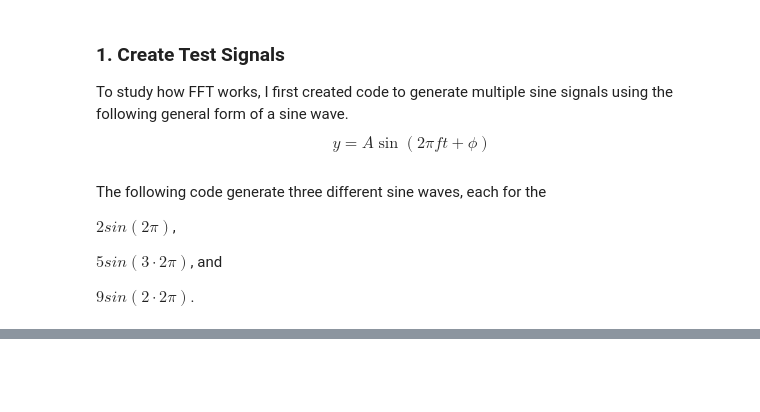
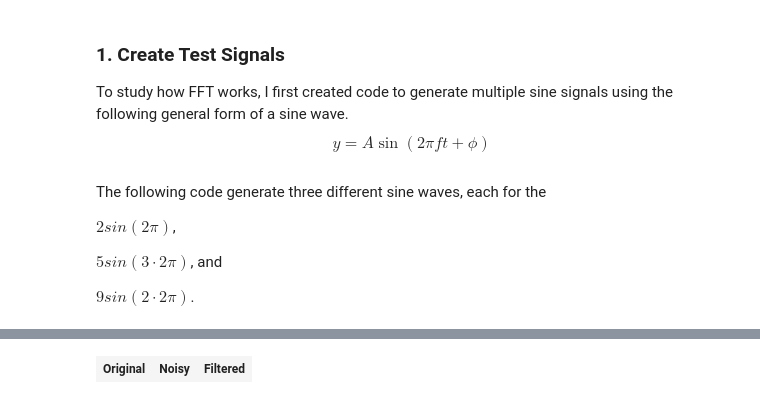
Before and after one commit to jyooDev/fourier_analysis, a Jupyter notebook: capstone/01_periodic_signal_denoising.ipynb, the cells around one changed output, grey strips where cells are left out. Cells and saved outputs as stored; diff of their text form; code cells hidden in the pictures; blank space fills up the shorter version.

```diff
--- a/capstone/01_periodic_signal_denoising.ipynb
+++ b/capstone/01_periodic_signal_denoising.ipynb
@@ -193,7 +231,7 @@ xanchor='center'
 )
 )
 # %%
-full_mask = abs(noisy_a_chord_fft) > 0.025
+full_mask = abs(noisy_a_chord_fft) > 0.08
 fhat = full_mask * noisy_a_chord_fft
 
 graph_denoised_a_chord_fft = go.Figure()
@@ -202,17 +240,20 @@ graph_denoised_a_chord_fft.add_trace(go.Scatter(
     y=np.real(np.abs(fhat[:1000])),
     mode='markers+lines',
     name='A chord FFT',
-    line=dict(color='rgba(144, 238, 144, 0.5)'),
+    line=dict(color=colors['denoised']),
 ))
 graph_denoised_a_chord_fft.update_layout(
     title=dict(
         text='Denoised FFT',
         xanchor='center',
         x = 0.5,
-        font_size=25,
+        font_size=30,
     ),
-    xaxis_title=dict(text='Frequency(Hz)', font_size=15),
-    yaxis_title=dict(text='Amplitude', font_size=15),
+    xaxis_title=dict(text='Frequency(Hz)', font_size=20),
+    yaxis_title=dict(text='Amplitude', font_size=20),
+    font=dict(
+    family='Railway'
+)
 )
 graph_denoised_a_chord_fft.show()
 denoised_achord_ifft = np.fft.ifft(fhat * N / 2)
@@ -260,4 +299,23 @@ fig.update_layout(
 )
 # %%
-ipd.Audio(data=np.real(denoised_achord_ifft), rate = sr)
+from IPython.display import display, HTML
+
+audio_orig = ipd.Audio(a_chord, rate=sr)
+audio_noisy = ipd.Audio(noisy_a_chord, rate=sr)
+audio_filtered = ipd.Audio(data=np.real(denoised_achord_ifft), rate = sr)
+html = f"""
+<table>
+  <tr>
+    <th>Original</th>
+    <th>Noisy</th>
+    <th>Filtered</th>
+  </tr>
+  <tr>
+    <td>{audio_orig._repr_html_()}</td>
+    <td>{audio_noisy._repr_html_()}</td>
+    <td>{audio_filtered._repr_html_()}</td>
+  </tr>
+</table>
+"""
+display(HTML(html))
 # %% [output]
@@ -264,0 +322,2 @@ ipd.Audio(data=np.real(denoised_achord_ifft), rate = sr)
+| Original | Noisy | Filtered |
+|  |  |  |
```
Also changed, not shown: parts of 6 cells of this notebook.
